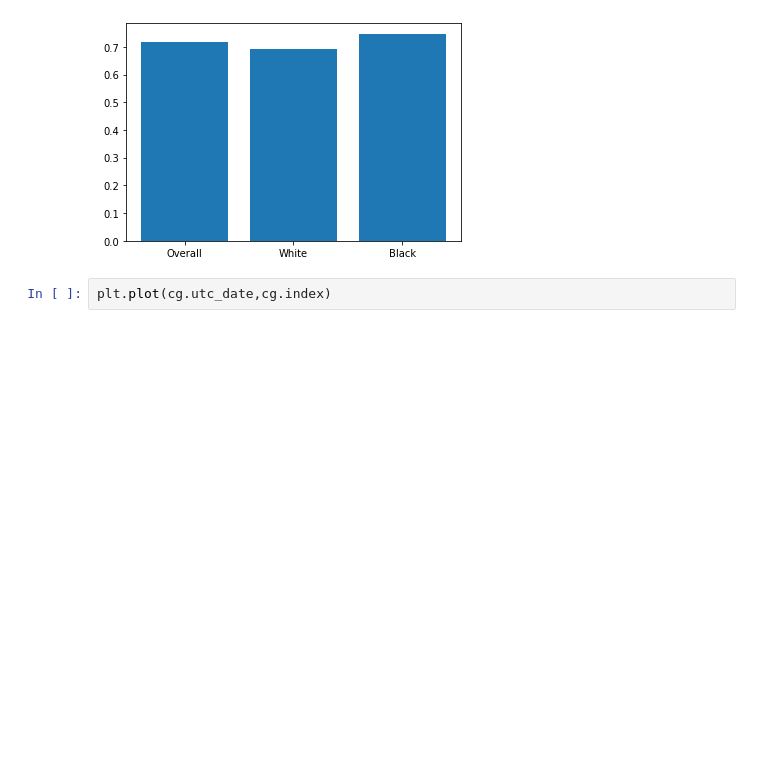
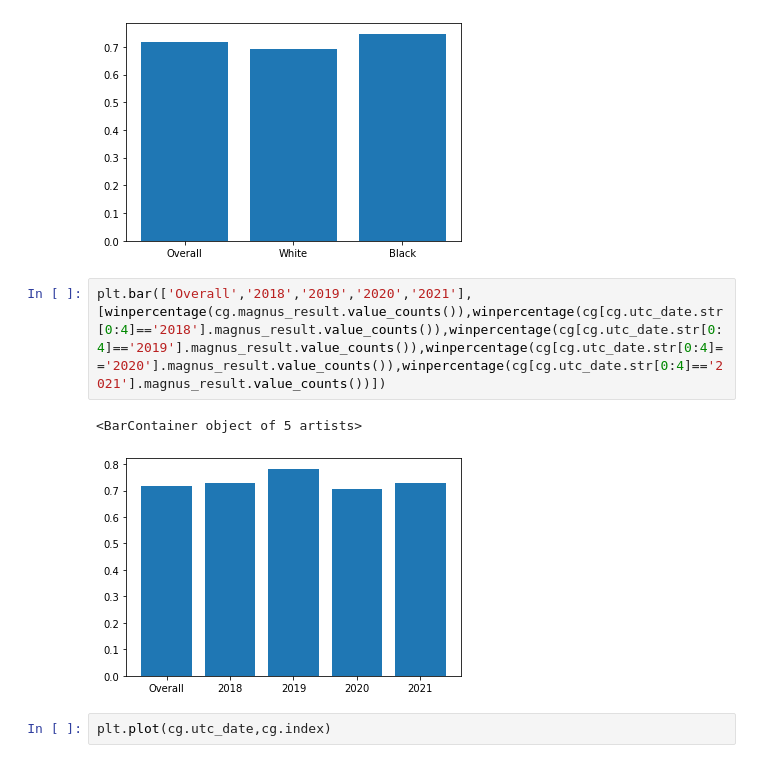
Before and after one commit to dealom/Magnus-Carlsen-Lichess-Games-Dataset-Analysis, a Jupyter notebook: Analysis.ipynb, the cells around one changed output. Drawn from its saved outputs; the diff is of its cells as text; blank space fills up the shorter version.

```diff
--- a/Analysis.ipynb
+++ b/Analysis.ipynb
@@ -53,6 +87,11 @@ plt.bar(['Overall','White','Black'],[winpercentage(cg.magnus_result.value_counts
 # %% [output]
 <BarContainer object of 3 artists>
 [figure]
+# %%
+plt.bar(['Overall','2018','2019','2020','2021'],[winpercentage(cg.magnus_result.value_counts()),winpercentage(cg[cg.utc_date.str[0:4]=='2018'].magnus_result.value_counts()),winpercentage(cg[cg.utc_date.str[0:4]=='2019'].magnus_result.value_counts()),winpercentage(cg[cg.utc_date.str[0:4]=='2020'].magnus_result.value_counts()),winpercentage(cg[cg.utc_date.str[0:4]=='2021'].magnus_result.value_counts())])
+# %% [output]
+<BarContainer object of 5 artists>
+[figure, added]
 # %%
 plt.plot(cg.utc_date,cg.index)
 # %% [output]
```
Also changed, not shown: parts of 5 cells of this notebook, 1 other file.
